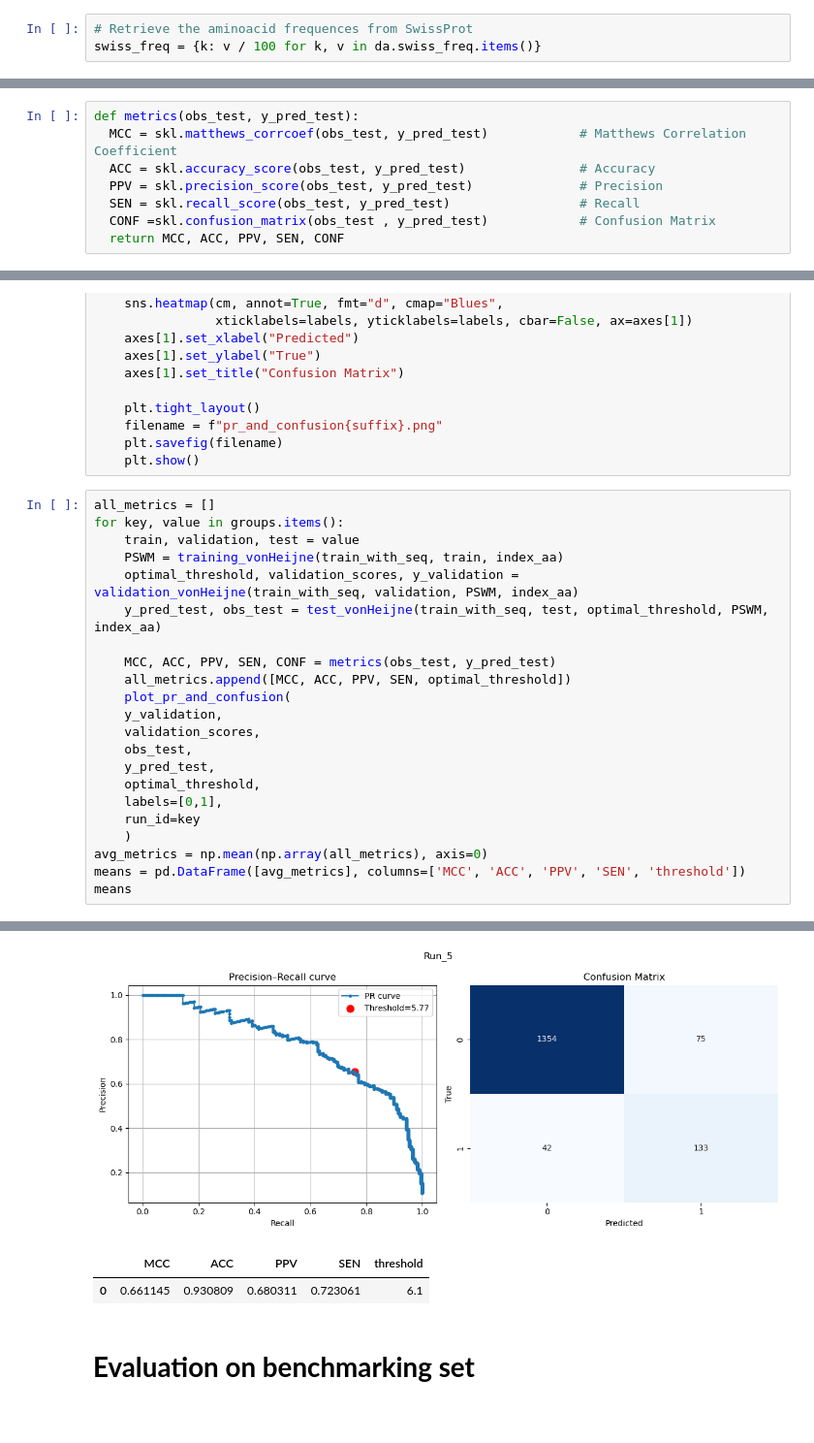
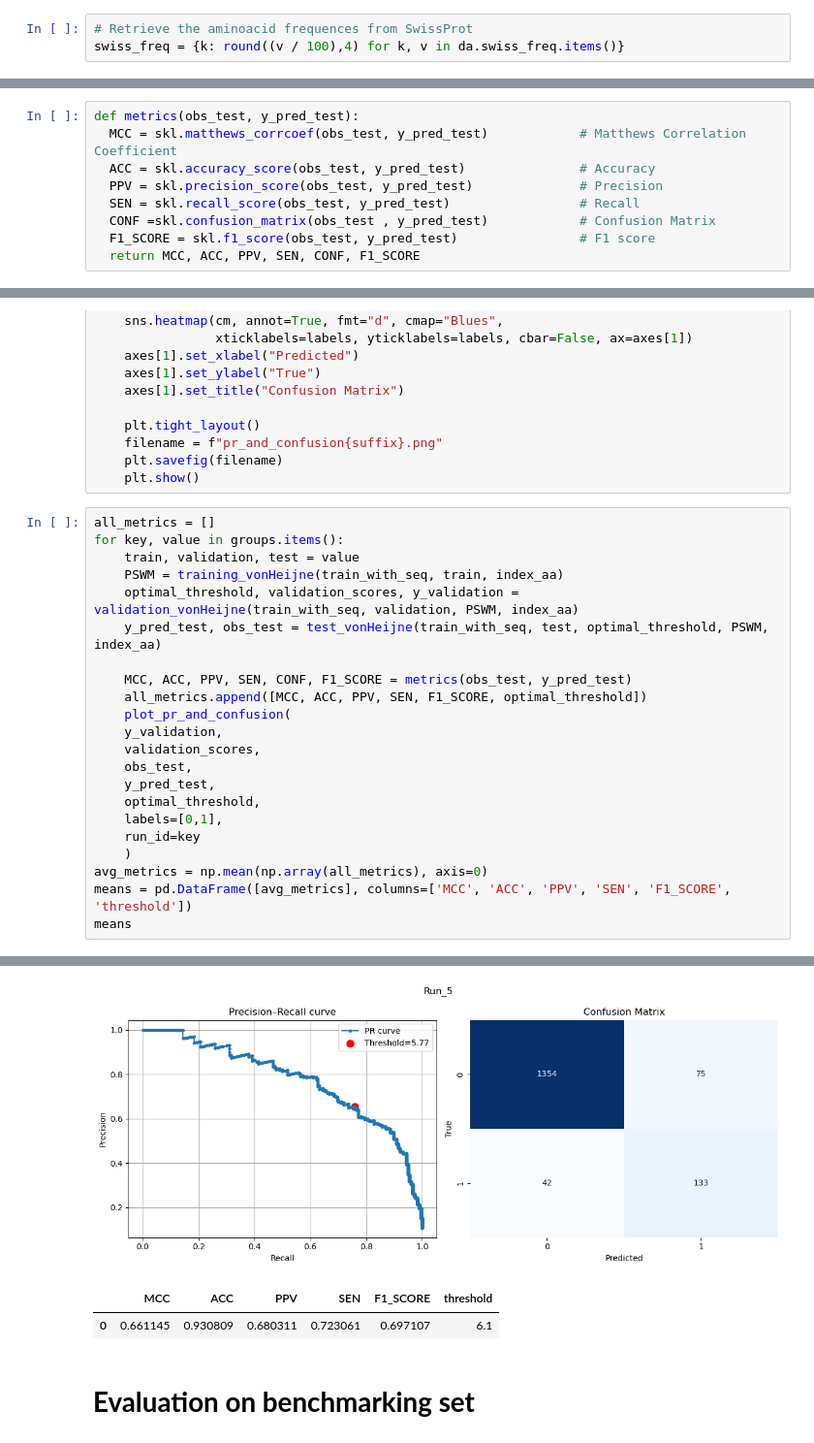
Before and after one commit to bianca29092001/LAB2_project_group, a Jupyter notebook: 4_von_Heijne/Von_Heijne_model.ipynb, the cells around one changed output, grey strips where cells are left out. Shown at 97% size. Cells and saved outputs as stored; diff of their text form.

Commit message:
Added the metric f1 score

```diff
--- a/4_von_Heijne/Von_Heijne_model.ipynb
+++ b/4_von_Heijne/Von_Heijne_model.ipynb
@@ -18,7 +18,7 @@ sys.path.append('../shared_code')
 import Data_analysis as da
 # %%
 # Retrieve the aminoacid frequences from SwissProt
-swiss_freq = {k: v / 100 for k, v in da.swiss_freq.items()}
+swiss_freq = {k: round((v / 100),4) for k, v in da.swiss_freq.items()}
 # %%
 print(swiss_freq)
 # %% [output]
@@ -181,7 +181,8 @@ def metrics(obs_test, y_pred_test):
   PPV = skl.precision_score(obs_test, y_pred_test)              # Precision
   SEN = skl.recall_score(obs_test, y_pred_test)                 # Recall
   CONF =skl.confusion_matrix(obs_test , y_pred_test)            # Confusion Matrix
-  return MCC, ACC, PPV, SEN, CONF
+  F1_SCORE = skl.f1_score(obs_test, y_pred_test)                # F1 score
+  return MCC, ACC, PPV, SEN, CONF, F1_SCORE
 # %%
 def plot_pr_and_confusion(y_true, y_scores, y_test, y_pred_test, optimal_threshold=None, labels=None, run_id = None):
     fig, axes = plt.subplots(1, 2, figsize=(12,5))
@@ -217,33 +218,33 @@ def plot_pr_and_confusion(y_true, y_scores, y_test, y_pred_test, optimal_thresho
 # %%
 all_metrics = []
 for key, value in groups.items():
     train, validation, test = value
     PSWM = training_vonHeijne(train_with_seq, train, index_aa)
     optimal_threshold, validation_scores, y_validation = validation_vonHeijne(train_with_seq, validation, PSWM, index_aa)
     y_pred_test, obs_test = test_vonHeijne(train_with_seq, test, optimal_threshold, PSWM, index_aa)
 
-    MCC, ACC, PPV, SEN, CONF = metrics(obs_test, y_pred_test)
-    all_metrics.append([MCC, ACC, PPV, SEN, optimal_threshold])
+    MCC, ACC, PPV, SEN, CONF, F1_SCORE = metrics(obs_test, y_pred_test)
+    all_metrics.append([MCC, ACC, PPV, SEN, F1_SCORE, optimal_threshold])
     plot_pr_and_confusion(
     y_validation,
     validation_scores,
     obs_test,
     y_pred_test,
     optimal_threshold,
     labels=[0,1],
     run_id=key
     )
 avg_metrics = np.mean(np.array(all_metrics), axis=0)
-means = pd.DataFrame([avg_metrics], columns=['MCC', 'ACC', 'PPV', 'SEN', 'threshold'])
+means = pd.DataFrame([avg_metrics], columns=['MCC', 'ACC', 'PPV', 'SEN', 'F1_SCORE', 'threshold'])
 means
 # %% [output]
 [figure]
 [figure]
 [figure]
 [figure]
 [figure]
-|  | MCC | ACC | PPV | SEN | threshold |
-| 0 | 0.661145 | 0.930809 | 0.680311 | 0.723061 | 6.1 |
+|  | MCC | ACC | PPV | SEN | F1_SCORE | threshold |
+| 0 | 0.661145 | 0.930809 | 0.680311 | 0.723061 | 0.697107 | 6.1 |
 # %% [markdown]
 # **Evaluation on benchmarking set**
 # %%
```
Also changed, not shown: parts of 2 cells of this notebook, 1 other file.
